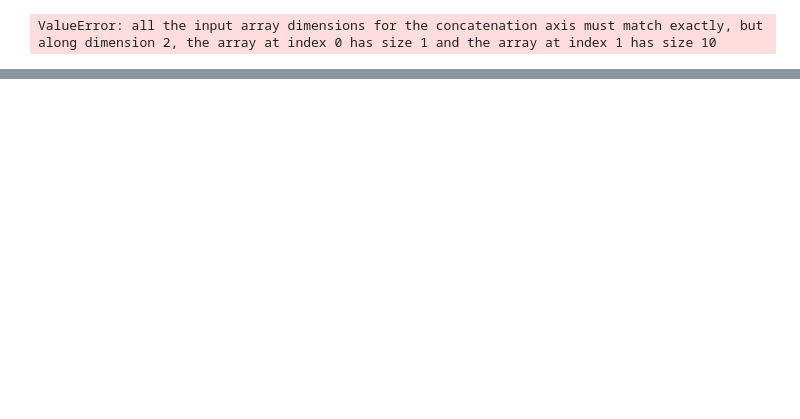
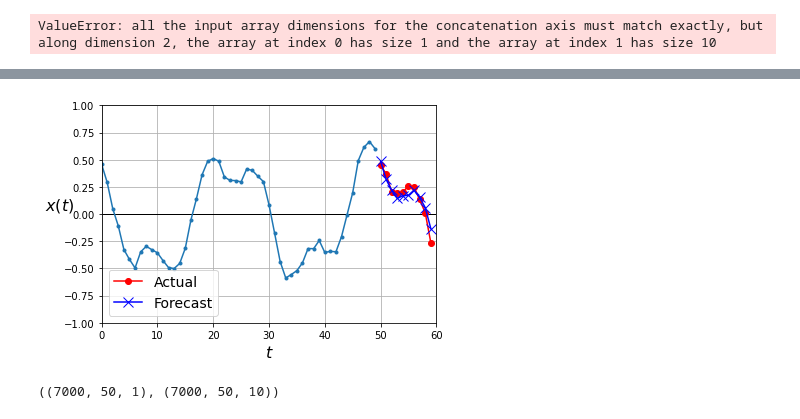
Before and after one commit to MethodFunc/Hands-on-DL, a Jupyter notebook: RNN.ipynb, the cells around one changed output, grey strips where cells are left out. Saved outputs shown, nothing was run; the diff lists cells and outputs as text; code cells hidden in the pictures; blank space fills up the shorter version.

```diff
--- a/RNN.ipynb
+++ b/RNN.ipynb
@@ -342,0 +370,9 @@ ValueError: all the input array dimensions for the concatenation axis must match
+# %%
+model = keras.models.Sequential([
+    keras.layers.SimpleRNN(20, return_sequences=True, input_shape=[None,1]),
+    keras.layers.SimpleRNN(20),
+    keras.layers.Dense(10)
+])
+
+model.compile(loss='mse', optimizer='adam')
+history = model.fit(x_train, y_train, epochs=20, validation_data=(x_valid, y_valid))
@@ -342,0 +397,9 @@ ValueError: all the input array dimensions for the concatenation axis must match
+# %%
+series = generate_time_series(1, 50 + 10)
+x_new, y_new = series[:, :50, :], series[:, -10:, :]
+y_pred = model.predict(x_new)[..., np.newaxis]
+# %%
+plot_multiple_forecasts(x_new, y_new, y_pred)
+plt.show()
+# %% [output]
+[figure, added]
@@ -342,0 +419,4 @@ ValueError: all the input array dimensions for the concatenation axis must match
+# %%
+x_train.shape, y_train.shape
+# %% [output]
+((7000, 50, 1), (7000, 50, 10))
```
Also changed, not shown: parts of 50 cells of this notebook, 1 other file.
